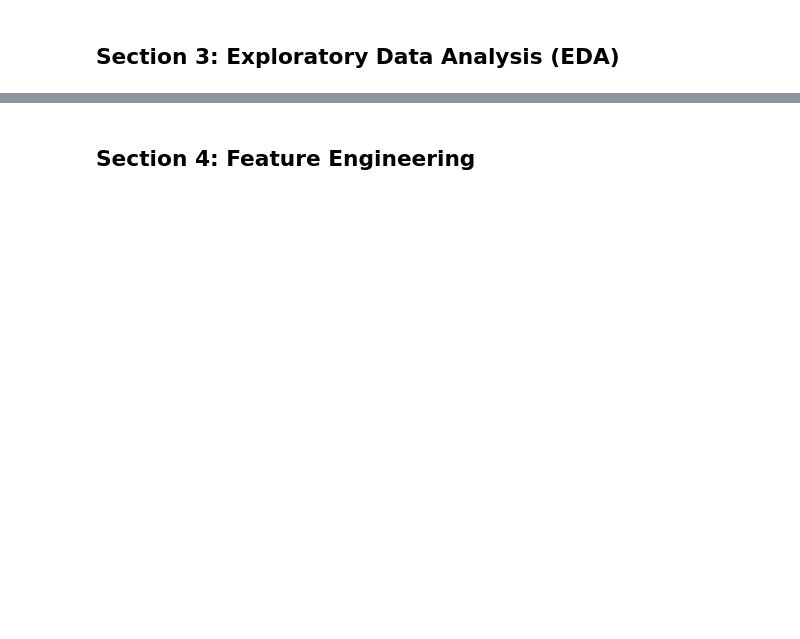
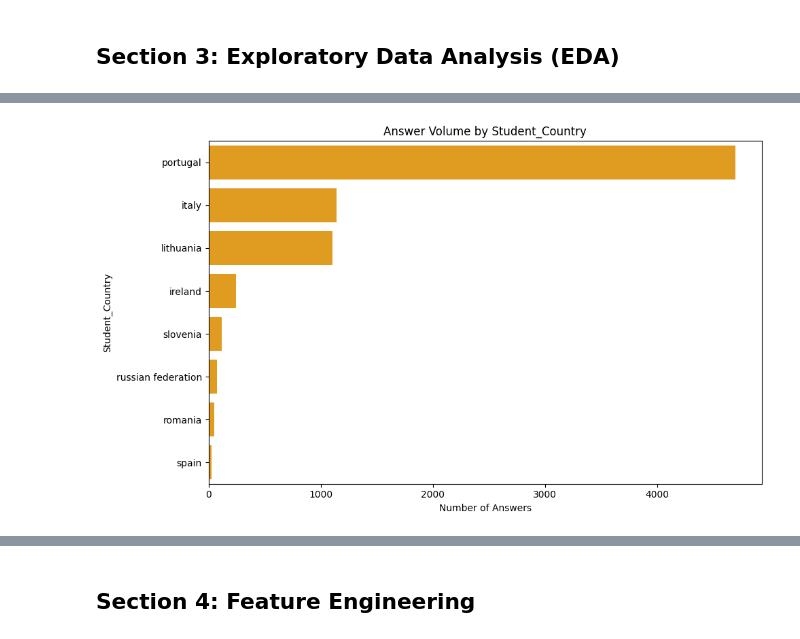
Before and after one commit to rsp45/ML2-End-Term, a Jupyter notebook: STAI205_EndTerm_Notebook.ipynb, the cells around one changed output, grey strips where cells are left out. Cells and saved outputs as stored; diff of their text form; code cells hidden in the pictures; blank space fills up the shorter version.

```diff
--- a/STAI205_EndTerm_Notebook.ipynb
+++ b/STAI205_EndTerm_Notebook.ipynb
@@ -182,0 +180,12 @@ plt.show()
+# %%
+# Plot answer volume by country.
+country_counts = df['Student_Country'].value_counts().sort_values(ascending=False)
+plt.figure(figsize=(10, 6))
+sns.barplot(x=country_counts.values, y=country_counts.index, color='orange')
+plt.title('Answer Volume by Student_Country')
+plt.xlabel('Number of Answers')
+plt.ylabel('Student_Country')
+plt.tight_layout()
+plt.show()
+# %% [output]
+[figure, added]
```
Also changed, not shown: parts of 88 cells of this notebook, 4 other files.
